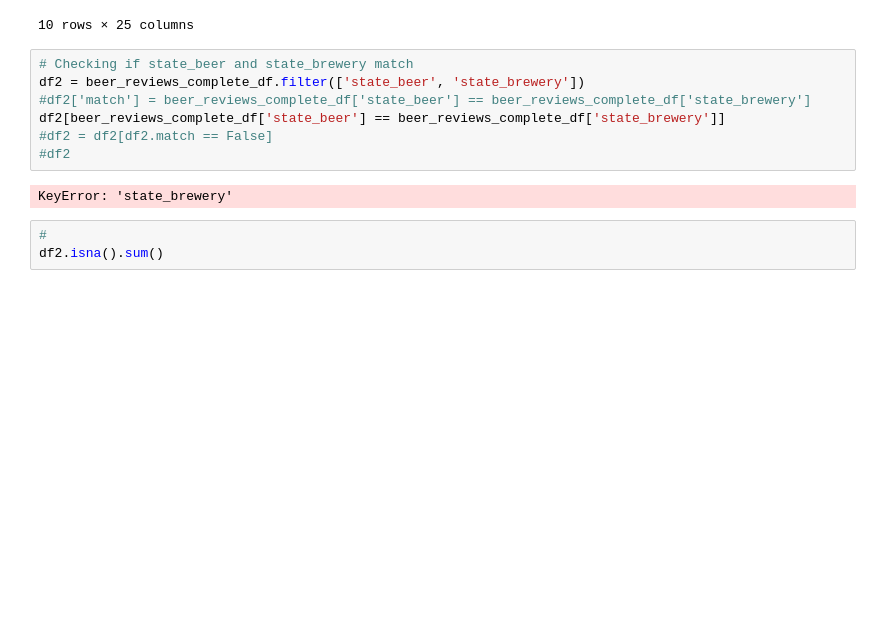
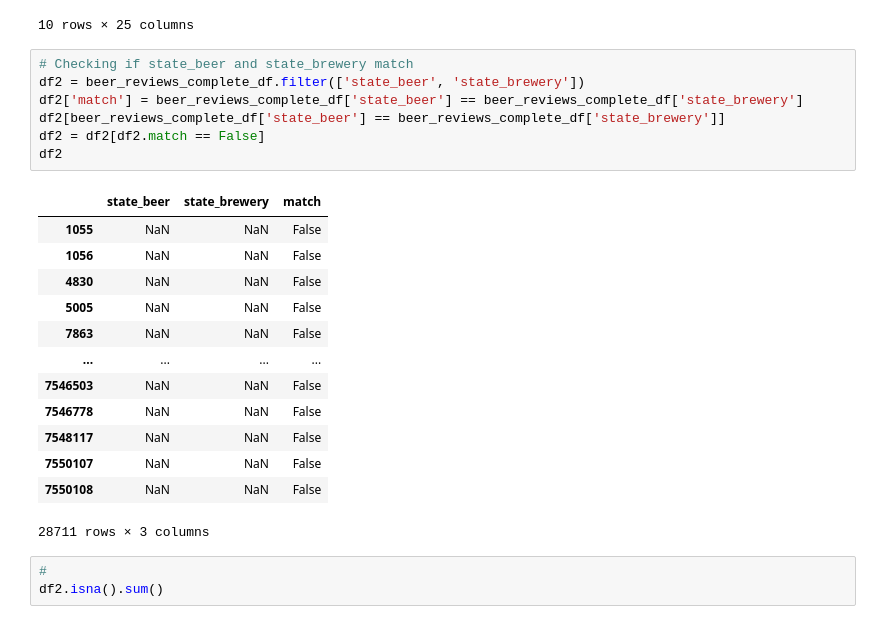
Before and after one commit to jaykansara2019/Beer_Categorization, a Jupyter notebook: Beer_Analysis.ipynb, the cells around one changed output. Cells and saved outputs as stored; diff of their text form; blank space fills up the shorter version.

```diff
--- a/Beer_Analysis.ipynb
+++ b/Beer_Analysis.ipynb
@@ -79,12 +79,24 @@ beer_reviews_complete_df.head(10)
 # %%
 # Checking if state_beer and state_brewery match
 df2 = beer_reviews_complete_df.filter(['state_beer', 'state_brewery'])
-#df2['match'] = beer_reviews_complete_df['state_beer'] == beer_reviews_complete_df['state_brewery']
+df2['match'] = beer_reviews_complete_df['state_beer'] == beer_reviews_complete_df['state_brewery']
 df2[beer_reviews_complete_df['state_beer'] == beer_reviews_complete_df['state_brewery']]
-#df2 = df2[df2.match == False]
-#df2
+df2 = df2[df2.match == False]
+df2
 # %% [output]
+|  | state_beer | state_brewery | match |
+| 1055 | NaN | NaN | False |
+| 1056 | NaN | NaN | False |
+| 4830 | NaN | NaN | False |
+| 5005 | NaN | NaN | False |
+| 7863 | NaN | NaN | False |
+| ... | ... | ... | ... |
+| 7546503 | NaN | NaN | False |
+| 7546778 | NaN | NaN | False |
+| 7548117 | NaN | NaN | False |
+| 7550107 | NaN | NaN | False |
+| 7550108 | NaN | NaN | False |
-KeyError: 'state_brewery'
+28711 rows × 3 columns
 # %%
 #
 df2.isna().sum()
```
Also changed, not shown: parts of 9 cells of this notebook.
